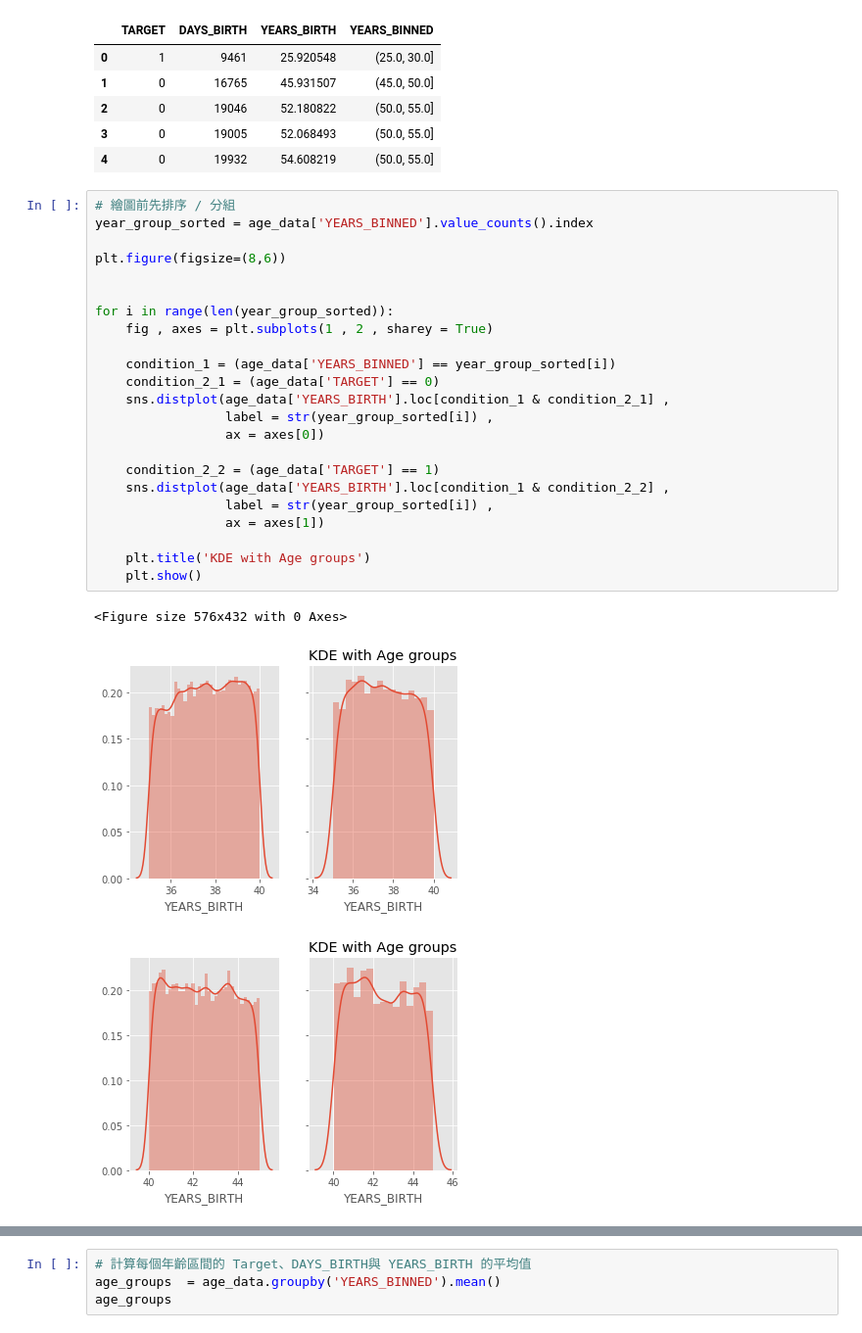
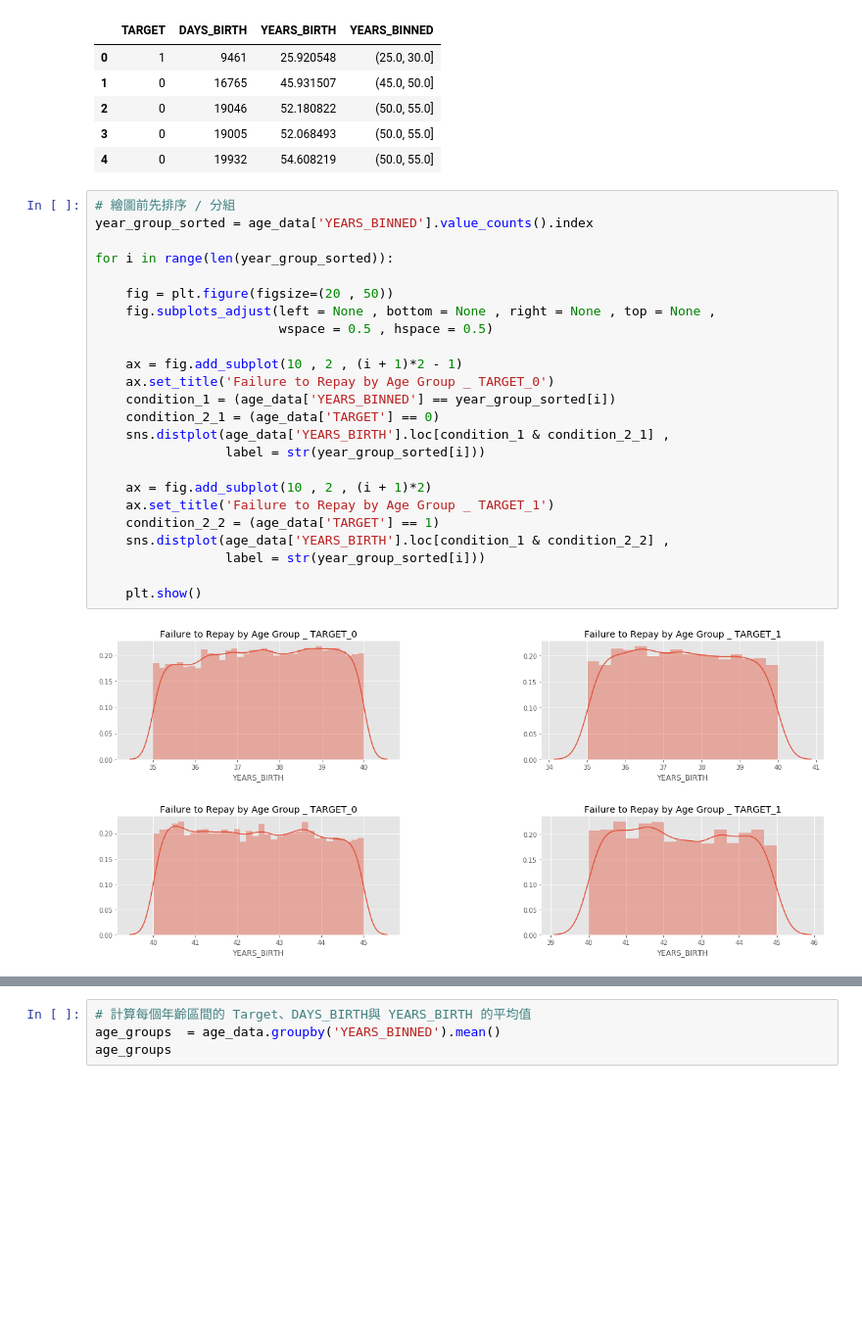
Before and after one commit to midilandlu/2nd-ML100Days-1, a Jupyter notebook: homework/Day_011_HW.ipynb, the cells around one changed output, grey strips where cells are left out. Shown at 98% size. Cells and saved outputs as stored; diff of their text form; blank space fills up the shorter version.

```diff
--- a/homework/Day_011_HW.ipynb
+++ b/homework/Day_011_HW.ipynb
@@ -79,27 +79,27 @@ Name: YEARS_BINNED, dtype: int64
 # %%
 # 繪圖前先排序 / 分組
 year_group_sorted = age_data['YEARS_BINNED'].value_counts().index
 
-plt.figure(figsize=(8,6))
+for i in range(len(year_group_sorted)):
 
+    fig = plt.figure(figsize=(20 , 50))
+    fig.subplots_adjust(left = None , bottom = None , right = None , top = None ,
+                        wspace = 0.5 , hspace = 0.5)
 
-for i in range(len(year_group_sorted)):
-    fig , axes = plt.subplots(1 , 2 , sharey = True)
-
+    ax = fig.add_subplot(10 , 2 , (i + 1)*2 - 1)
+    ax.set_title('Failure to Repay by Age Group _ TARGET_0')
     condition_1 = (age_data['YEARS_BINNED'] == year_group_sorted[i])
     condition_2_1 = (age_data['TARGET'] == 0)
     sns.distplot(age_data['YEARS_BIRTH'].loc[condition_1 & condition_2_1] ,
-                 label = str(year_group_sorted[i]) ,
-                 ax = axes[0])
+                 label = str(year_group_sorted[i]))
 
+    ax = fig.add_subplot(10 , 2 , (i + 1)*2)
+    ax.set_title('Failure to Repay by Age Group _ TARGET_1')
     condition_2_2 = (age_data['TARGET'] == 1)
     sns.distplot(age_data['YEARS_BIRTH'].loc[condition_1 & condition_2_2] ,
-                 label = str(year_group_sorted[i]) ,
-                 ax = axes[1])
+                 label = str(year_group_sorted[i]))
 
-    plt.title('KDE with Age groups')
     plt.show()
 # %% [output]
-<Figure size 576x432 with 0 Axes>
-[figure, old version]
+[figure, new version]
-[figure, old version]
+[figure, new version]
```
Also changed, not shown: parts of 4 cells of this notebook, 2 other files.
